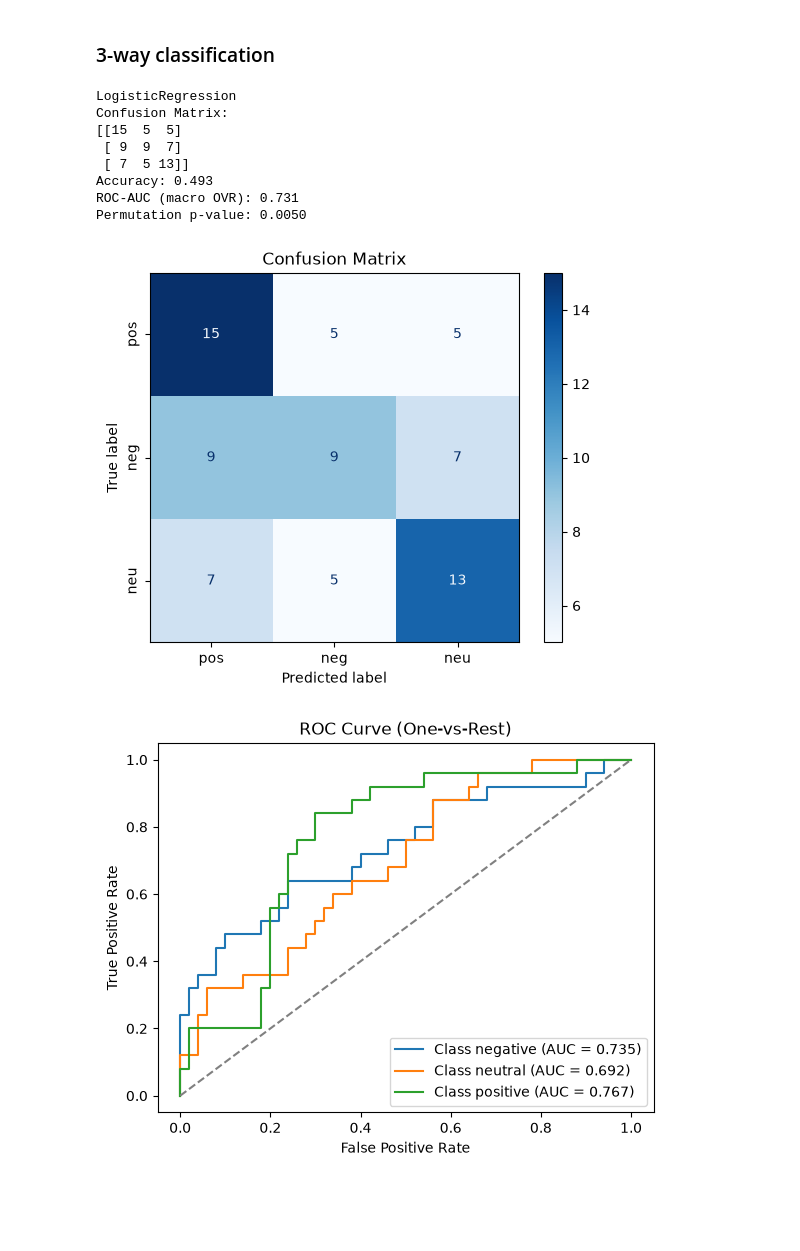
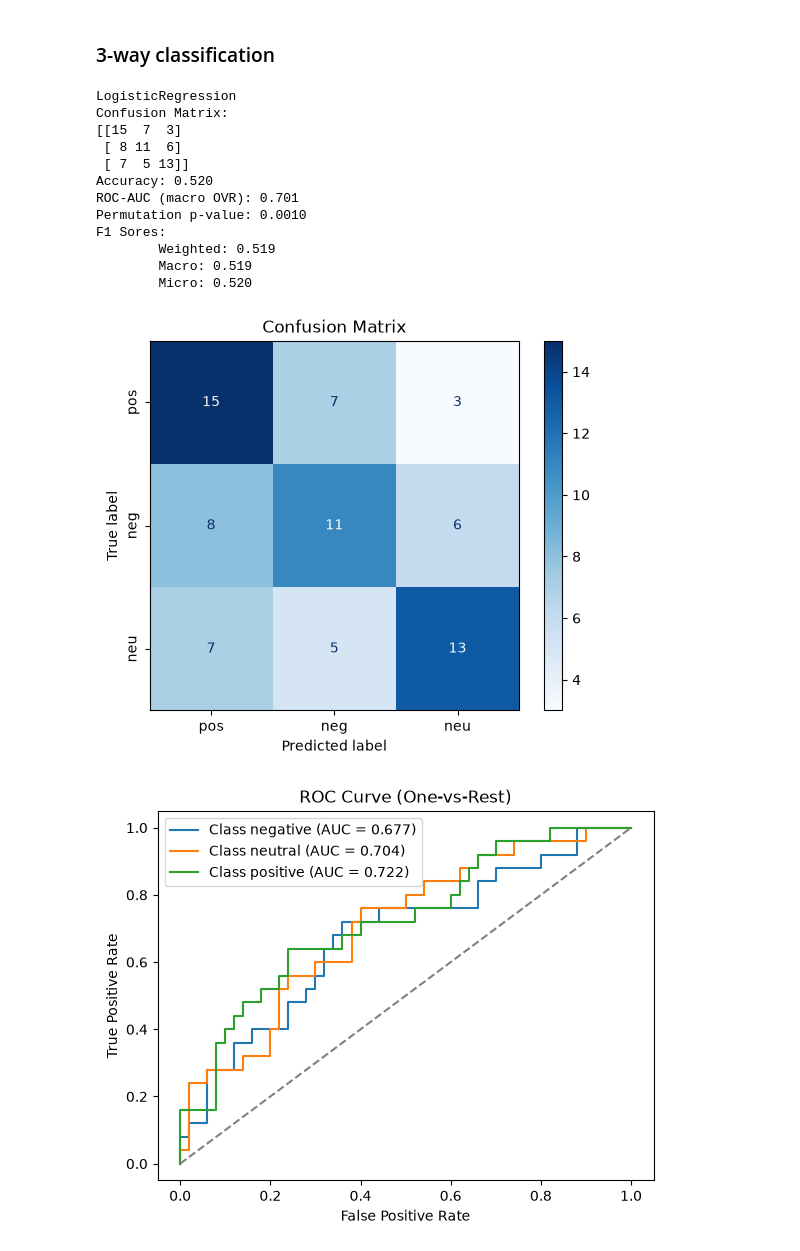
Before and after one commit to SARAI-Lab-KIT/emotion-study-pdf, a Jupyter notebook: feature_analysis_code/feature_analysis.ipynb, the cells around one changed output. Saved outputs shown, nothing was run; the diff lists cells and outputs as text; code cells hidden in the pictures; blank space fills up the shorter version.

```diff
--- a/feature_analysis_code/feature_analysis.ipynb
+++ b/feature_analysis_code/feature_analysis.ipynb
@@ -959,7 +668,7 @@ classifiers = [
             max_iter=10000,
             class_weight="balanced",
             l1_ratio=0.0,
-            C=0.1,
+            C=1,
         ),
         'use_importance': False
     },
@@ -972,26 +681,13 @@ classifiers = [
         ),
         'use_importance': False
     },
-    # {
-    #     'name': "NaiveBayes",
-    #     'model': GaussianNB(),
-    #     'use_importance': False
-    # },
-    # {
-    #     'name': "KNN",
-    #     'model': KNeighborsClassifier(
-    #         n_neighbors=5
-    #     ),
-    #     'use_importance': False
-    # },
     {
         'name': "RandomForest",
         'model': RandomForestClassifier(
-        n_estimators=300,
+        n_estimators=200,
         max_depth=3,
-        min_samples_leaf=5,
-        class_weight="balanced",
-        random_state=0
+        min_samples_leaf=3,
+        random_state=0,
         ),
         'use_importance': True
     },
@@ -999,10 +695,11 @@ classifiers = [
         'name': "GradientBoosting",
         'model': GradientBoostingClassifier(
             n_estimators=100,
-            max_depth=2,
+            max_depth=1,
             learning_rate=0.05,
-            subsample=0.8,
-            random_state=0
+            subsample=0.5,
+            random_state=0,
+            min_samples_leaf=3
         ),
         'use_importance': True,
     },
@@ -1083,13 +780,13 @@ for classifier in classifiers:
     use_importance = classifier['use_importance']
 
     stability_3_way = stability_selection(
-        X_composite_filtered, y_3_way, groups, model, use_importances=use_importance, top_k=15
+        X_composite_filtered, y_3_way, groups, model, use_importances=use_importance, top_k=8
     )
     selected_features = stability_3_way[stability_3_way['fraction_folds_selected'] >= THRESHOLD]
     classifier['features_3_way'] = list(selected_features['feature'])
 
     stability_5_way = stability_selection(
-        X_composite_filtered, y_5_way, groups, model, use_importances=use_importance, top_k=15
+        X_composite_filtered, y_5_way, groups, model, use_importances=use_importance, top_k=8
     )
     selected_features = stability_5_way[stability_5_way['fraction_folds_selected'] >= THRESHOLD]
     classifier['features_5_way'] = list(selected_features['feature'])
@@ -1180,7 +877,11 @@ def multi_class_classification(X, y, groups, group_labels, name, clf, prefix="")
         n_jobs=-1
     )
 
-    results = {"Classifier": name, "Accuracy": acc, "ROC_AUC_macro": roc_auc, "Permutation_p": pvalue}
+    macro_f1 = f1_score(y_true, y_pred, average='macro')
+    micro_f1 = f1_score(y_true, y_pred, average='micro')
+    weighted_f1 = f1_score(y_true, y_pred, average='weighted')
+
+    results = {"Classifier": name, "Accuracy": acc, "ROC_AUC_macro": roc_auc, "Permutation_p": pvalue, "macro f1": macro_f1}
 
     print(f"\n{name}")
     print("Confusion Matrix:")
@@ -1188,6 +889,8 @@ def multi_class_classification(X, y, groups, group_labels, name, clf, prefix="")
     print(f"Accuracy: {acc:.3f}")
     print(f"ROC-AUC (macro OVR): {roc_auc:.3f}")
     print(f"Permutation p-value: {pvalue:.4f}")
+    print(f"F1 Sores:\n\tWeighted: {weighted_f1:.3f}\n\tMacro: {macro_f1:.3f}\n\tMicro: {micro_f1:.3f}")
+
 
     disp = ConfusionMatrixDisplay.from_predictions(
         y_true, y_pred,
@@ -1343,29 +1062,32 @@ Permutation p-value: 0.0220
 # %%
 three_way = ['pos', 'neg', 'neu']
 all_results = []
 all_importances = {}
 classifier_names = [classifier['name'] for classifier in classifiers]
 features = {}
 
 for classifier in classifiers:
     X_3_way = features_df[classifier['features_3_way']].select_dtypes(include=[np.number])
     name = classifier['name']
     clf = classifier['model']
     results, importance = multi_class_classification(X_3_way, y_3_way, groups, three_way, name, clf, "3w_")
     all_results.append(results)
     all_importances[name] = importance
     features[name] = X_3_way
-    break
 
-results_df, importance_tables = print_results(all_results, all_importances, classifier_names[:1], features)
+results_df, importance_tables = print_results(all_results, all_importances, classifier_names, features)
 # %% [output]
 LogisticRegression
 Confusion Matrix:
-[[15  5  5]
- [ 9  9  7]
+[[15  7  3]
+ [ 8 11  6]
  [ 7  5 13]]
-Accuracy: 0.493
-ROC-AUC (macro OVR): 0.731
-Permutation p-value: 0.0050
+Accuracy: 0.520
+ROC-AUC (macro OVR): 0.701
+Permutation p-value: 0.0010
+F1 Sores:
+        Weighted: 0.519
+        Macro: 0.519
+        Micro: 0.520
-[figure, old version]
+[figure, new version]
-[figure, old version]
+[figure, new version]
```
Also changed, not shown: parts of 26 cells of this notebook, 24 other files.
